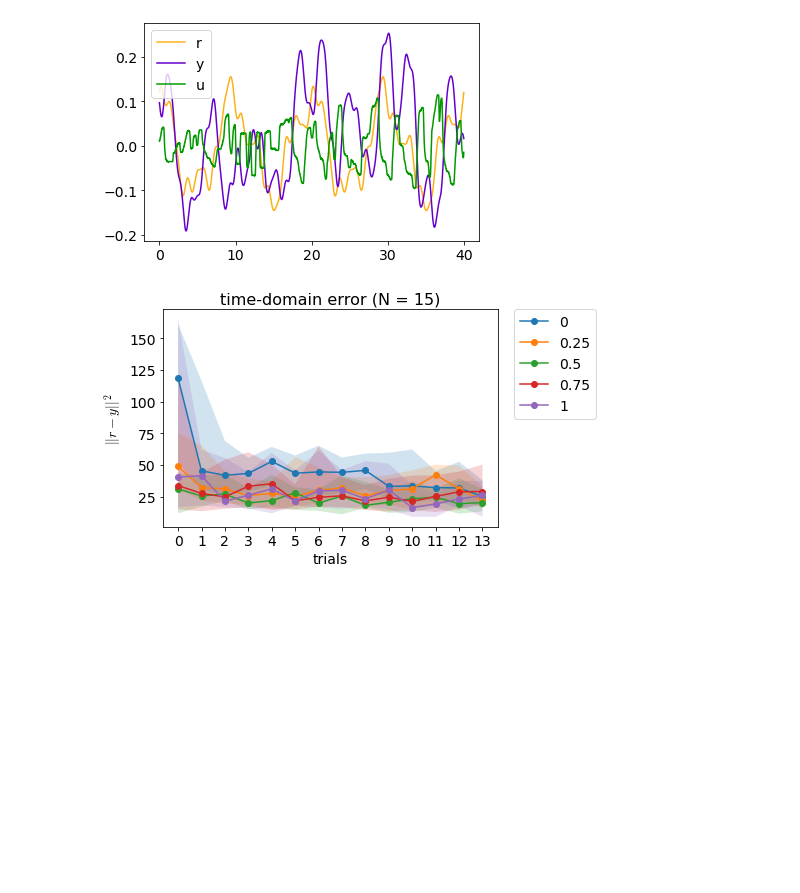
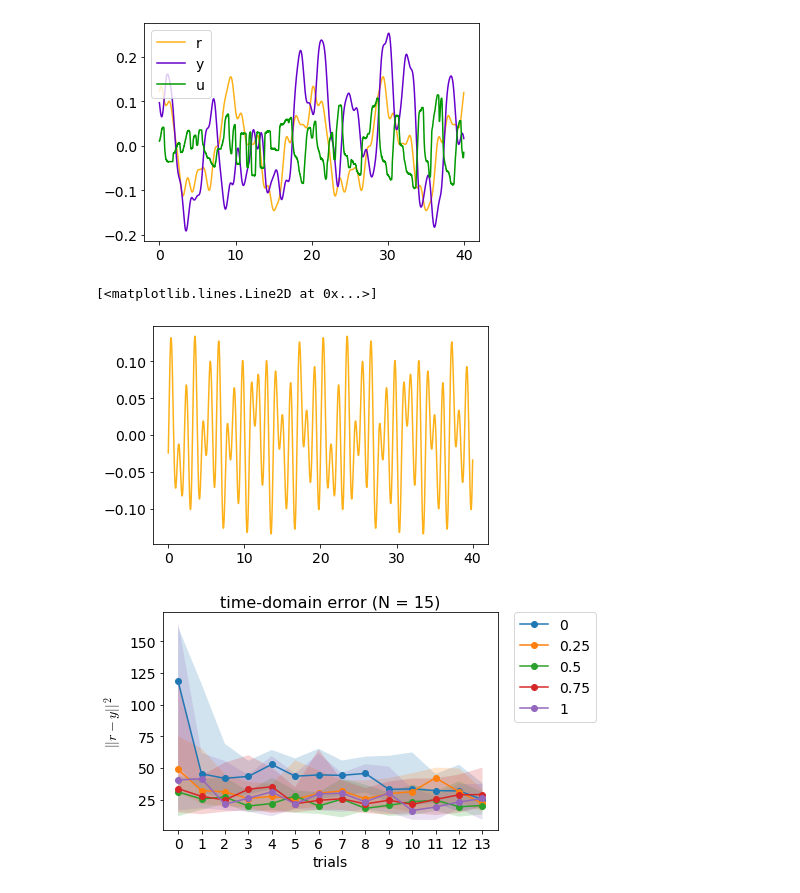
Before and after one commit to sburden-group/sensorimotor_fusion, a Jupyter notebook: analysis/Multimodal paper/20241211_multimodal_analysis.ipynb, the cells around one changed output. Saved outputs shown, nothing was run; the diff lists cells and outputs as text; code cells hidden in the pictures; blank space fills up the shorter version.

```diff
--- a/analysis/Multimodal paper/20241211_multimodal_analysis.ipynb
+++ b/analysis/Multimodal paper/20241211_multimodal_analysis.ipynb
@@ -121,6 +121,11 @@ plt.legend()
 plt.show()
 # %% [output]
 [figure]
+# %%
+plt.plot(t,ds[0,0,-1,:],label = 'r',color = colors['r'])
+# %% [output]
+[<matplotlib.lines.Line2D at 0x...>]
+[figure, added]
 # %%
 fig,ax = plt.subplots(sharex=True,figsize=(6,4))
 x = np.arange(0,trial_num,1)
```
Also changed, not shown: parts of 40 cells of this notebook, 2 other files.
